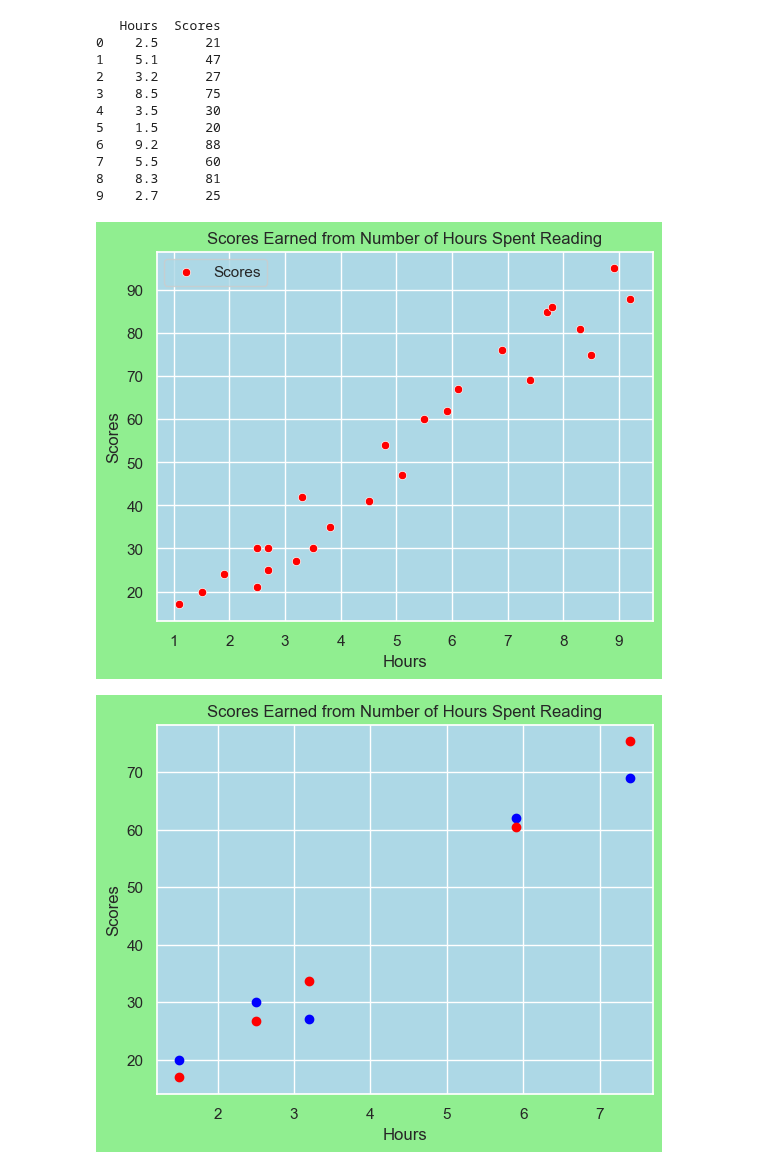
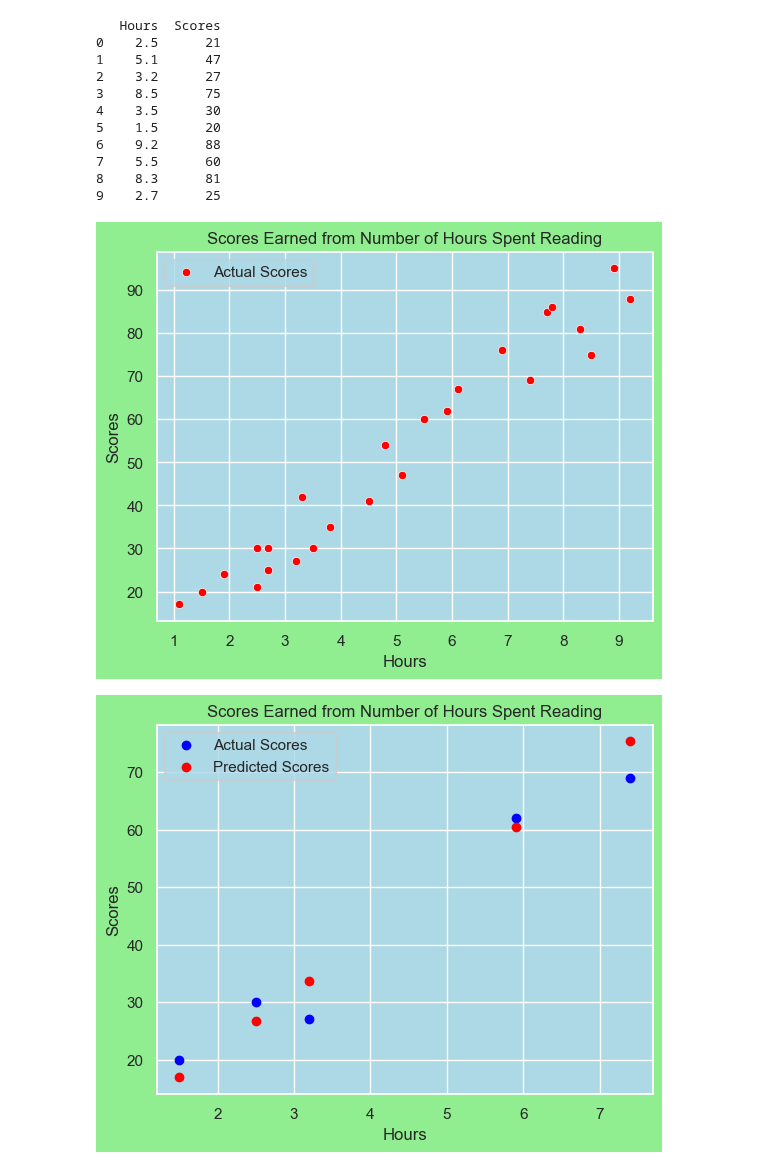
Before and after one commit to mkasulecoder/kc_housing_price_predictor, a Jupyter notebook: Student_Score_Model.ipynb, the cells around one changed output. Cells and saved outputs as stored; diff of their text form; code cells hidden in the pictures.

```diff
--- a/Student_Score_Model.ipynb
+++ b/Student_Score_Model.ipynb
@@ -39,14 +39,14 @@ y = df["Scores"]
 Graphing the original raw data
 """
 sns.scatterplot(x=X.flatten(), y=y, color="red") # convert X back to 1-dimensional
-plt.legend(["Scores"],loc="best")
+plt.legend(["Actual Scores"],loc="best")
 plt.xlabel("Hours")
 plt.ylabel("Scores")
 plt.title("Scores Earned from Number of Hours Spent Reading")
 sns.set(rc={'axes.facecolor':'lightblue', 'figure.facecolor':'lightgreen'})
 plt.show()
 # %% [output]
-[figure, old version]
+[figure, new version]
 # %%
 """
 Let's make score supervised predictions with sklearn based existing data provided
@@ -70,17 +70,17 @@ y_predictions = lr.predict(X_test)
 # %%
 """
 Plot the Actual scores vs the predicted scores for the test set
 DataFrame is always 2D, while a Series is 1D.
 """
 # Access X_test data not as a Dataframe `X_test["Hours"]` since its 2D now
 # To access its elements, we use slicing instead with flatten()
 plt.scatter(X_test.flatten(), y_test, color="blue", label="Actual Scores")
 plt.scatter(X_test.flatten(), y_predictions, color="red", label="Predicted Scores")
 plt.ticklabel_format(axis="y", style="plain")
 plt.ylabel("Scores")
 plt.xlabel("Hours")
 plt.title("Scores Earned from Number of Hours Spent Reading")
-#plt.legend()
+plt.legend(["Actual Scores","Predicted Scores"])
 plt.show()
 # %% [output]
-[figure, old version]
+[figure, new version]
```
Also changed, not shown: parts of 1 cell of this notebook.
